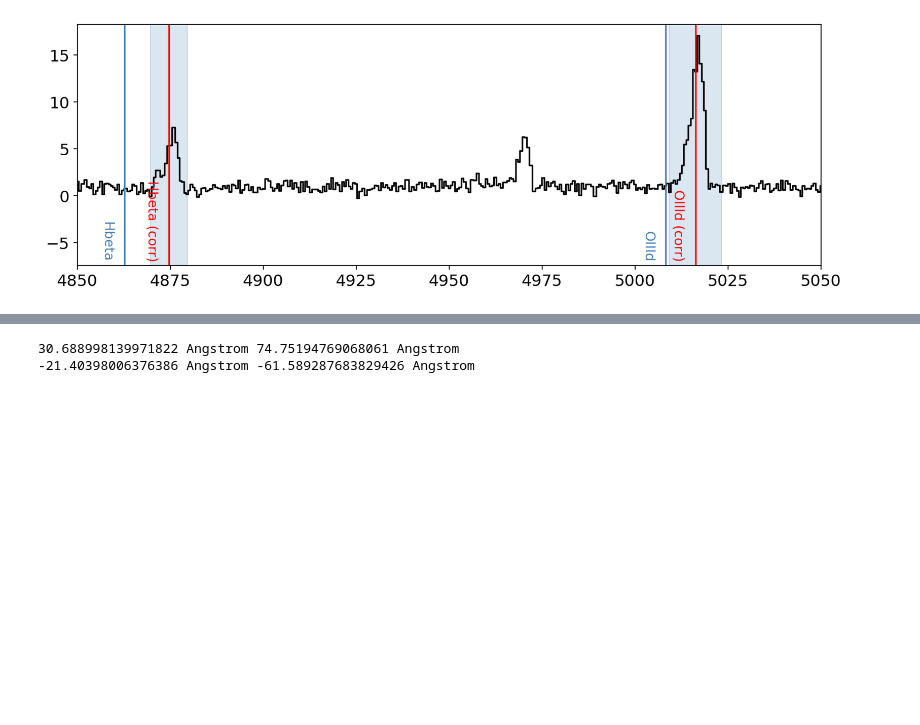
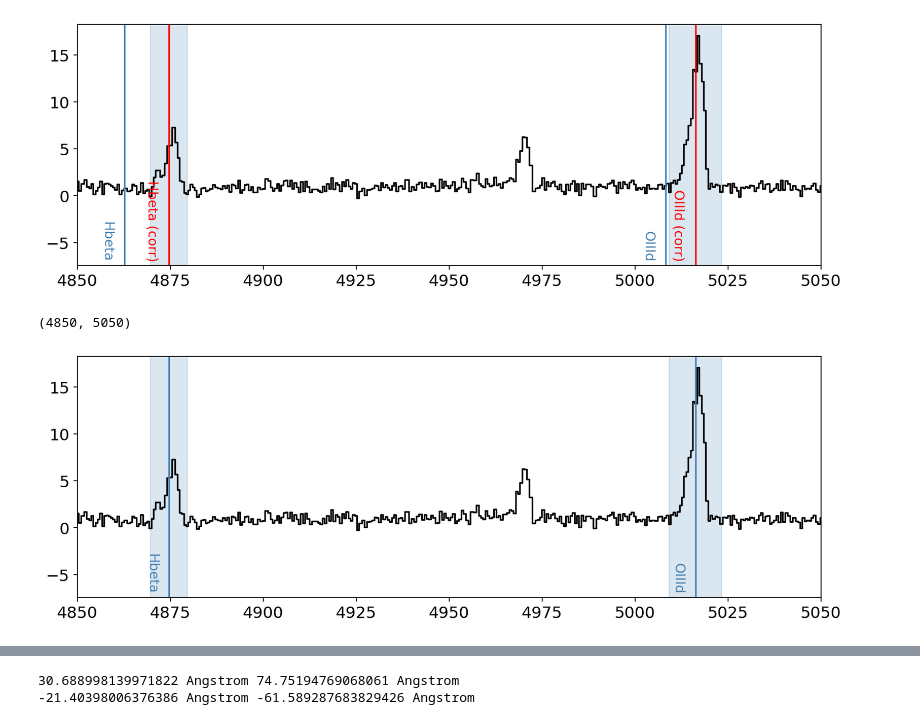
Before and after one commit to kstoreyf/anomalies-GAN-HSC, a Jupyter notebook: notebooks/bluedot.ipynb, the cells around one changed output, grey strips where cells are left out. Cells and saved outputs as stored; diff of their text form; code cells hidden in the pictures; blank space fills up the shorter version.

```diff
--- a/notebooks/bluedot.ipynb
+++ b/notebooks/bluedot.ipynb
@@ -256,3 +265,24 @@ plt.xlim(xmin, xmax)
 # %% [output]
 (4850, 5050)
 [figure]
+# %%
+plt.figure(figsize=(12,4))
+plt.step(speccorr.wavelength, speccorr.flux, color='black')
+xmin, xmax = 4850,5050
+widths = [10, 14]
+fixes = [12, 8]
+for i, line in enumerate(['Hbeta', 'OIIId']):
+    wline = line_dict[line] + fixes[i] # HAD TO FIX
+    if xmin<wline<xmax:
+        plt.axvline(wline, color='steelblue')
+        #plt.axvline(line_dict[line], color='')
+        width = widths[i]
+        plt.axvspan(wline-width/2, wline+width/2, alpha=0.2, color='steelblue')
+        plt.text(wline-3, -7, line, {'color': 'steelblue', 'fontsize': 12},
+             horizontalalignment='right',
+             verticalalignment='bottom',
+             rotation=270)
+plt.xlim(xmin, xmax)
+# %% [output]
+(4850, 5050)
+[figure, added]
```
Also changed, not shown: parts of 3 cells of this notebook.
